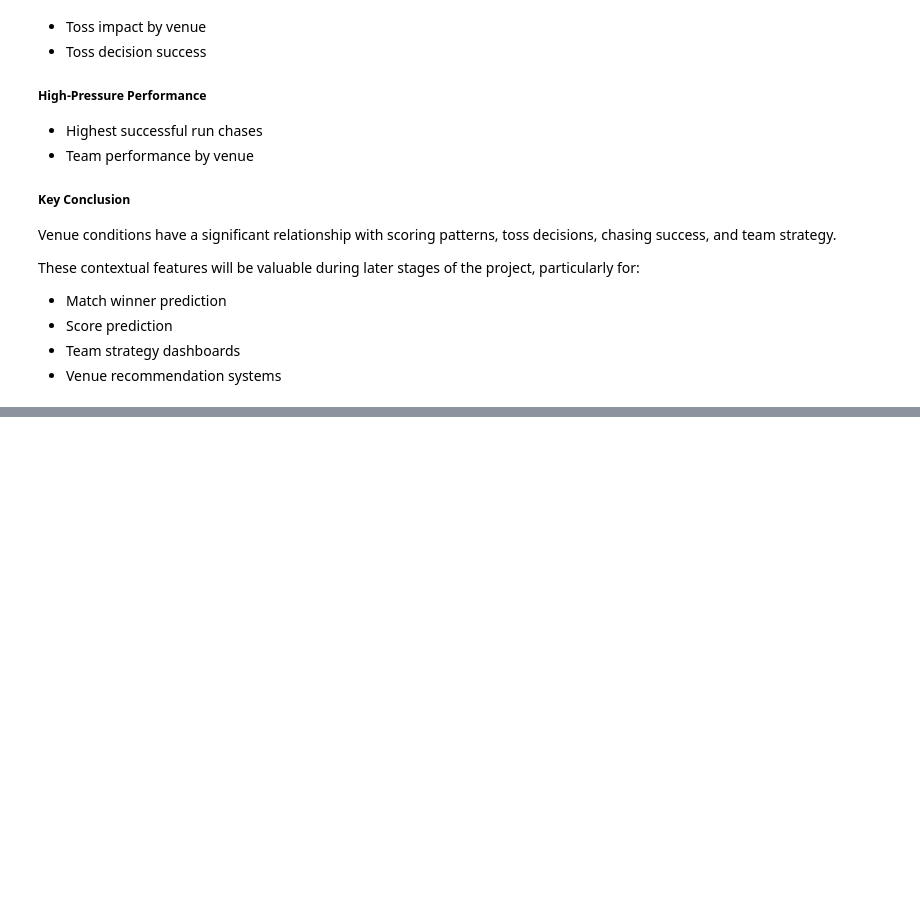
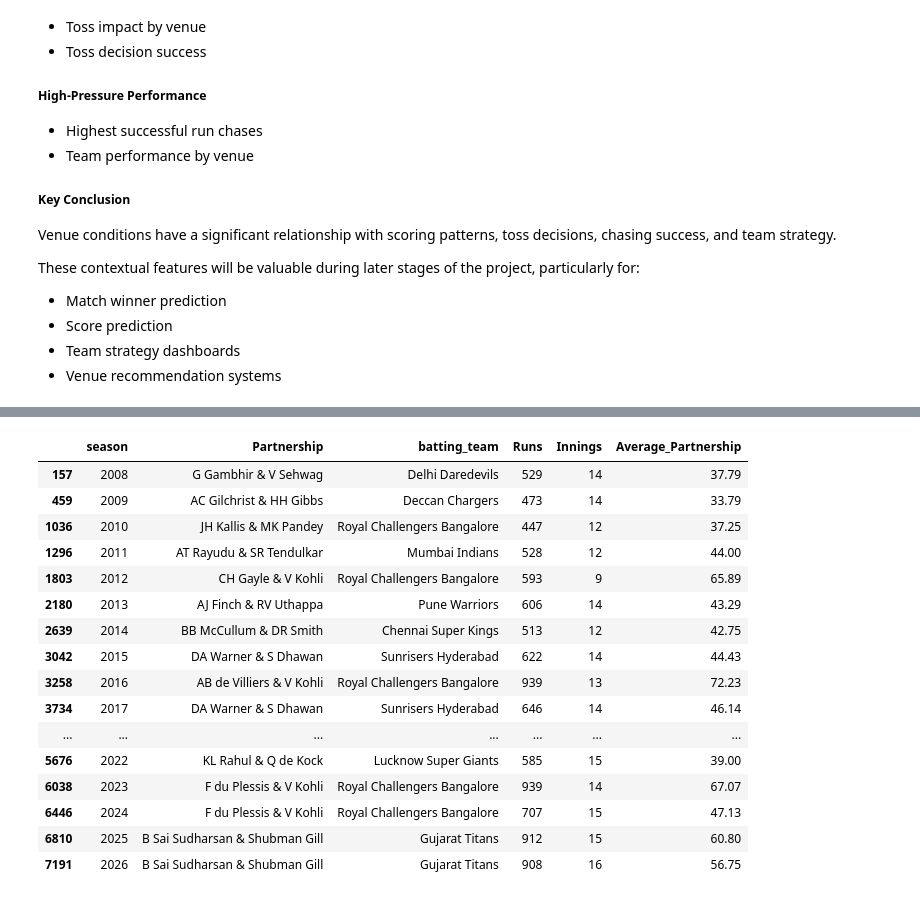
Before and after one commit to Abhilash0079/MachineLearningProjects, a Jupyter notebook: Professional-Cricket-Analytics/notebooks/03_EDA.ipynb, the cells around one changed output, grey strips where cells are left out. Drawn from its saved outputs; the diff is of its cells as text; code cells hidden in the pictures; blank space fills up the shorter version.

```diff
--- a/Professional-Cricket-Analytics/notebooks/03_EDA.ipynb
+++ b/Professional-Cricket-Analytics/notebooks/03_EDA.ipynb
@@ -4618,0 +5476,39 @@ These contextual features will be valuable during later stages of the project, p
+# %%
+best_season_partnerships = (
+    season_partnerships
+    .sort_values(
+        [
+            "season",
+            "Runs"
+        ],
+        ascending=[
+            True,
+            False
+        ]
+    )
+    .groupby(
+        "season",
+        as_index=False
+    )
+    .head(1)
+)
+
+best_season_partnerships
+# %% [output]
+|  | season | Partnership | batting_team | Runs | Innings | Average_Partnership |
+| 157 | 2008 | G Gambhir & V Sehwag | Delhi Daredevils | 529 | 14 | 37.79 |
+| 459 | 2009 | AC Gilchrist & HH Gibbs | Deccan Chargers | 473 | 14 | 33.79 |
+| 1036 | 2010 | JH Kallis & MK Pandey | Royal Challengers Bangalore | 447 | 12 | 37.25 |
+| 1296 | 2011 | AT Rayudu & SR Tendulkar | Mumbai Indians | 528 | 12 | 44.00 |
+| 1803 | 2012 | CH Gayle & V Kohli | Royal Challengers Bangalore | 593 | 9 | 65.89 |
+| 2180 | 2013 | AJ Finch & RV Uthappa | Pune Warriors | 606 | 14 | 43.29 |
+| 2639 | 2014 | BB McCullum & DR Smith | Chennai Super Kings | 513 | 12 | 42.75 |
+| 3042 | 2015 | DA Warner & S Dhawan | Sunrisers Hyderabad | 622 | 14 | 44.43 |
+| 3258 | 2016 | AB de Villiers & V Kohli | Royal Challengers Bangalore | 939 | 13 | 72.23 |
+| 3734 | 2017 | DA Warner & S Dhawan | Sunrisers Hyderabad | 646 | 14 | 46.14 |
+| ... | ... | ... | ... | ... | ... | ... |
+| 5676 | 2022 | KL Rahul & Q de Kock | Lucknow Super Giants | 585 | 15 | 39.00 |
+| 6038 | 2023 | F du Plessis & V Kohli | Royal Challengers Bangalore | 939 | 14 | 67.07 |
+| 6446 | 2024 | F du Plessis & V Kohli | Royal Challengers Bangalore | 707 | 15 | 47.13 |
+| 6810 | 2025 | B Sai Sudharsan & Shubman Gill | Gujarat Titans | 912 | 15 | 60.80 |
+| 7191 | 2026 | B Sai Sudharsan & Shubman Gill | Gujarat Titans | 908 | 16 | 56.75 |
```
Also changed, not shown: parts of 99 cells of this notebook, 2 other files.
